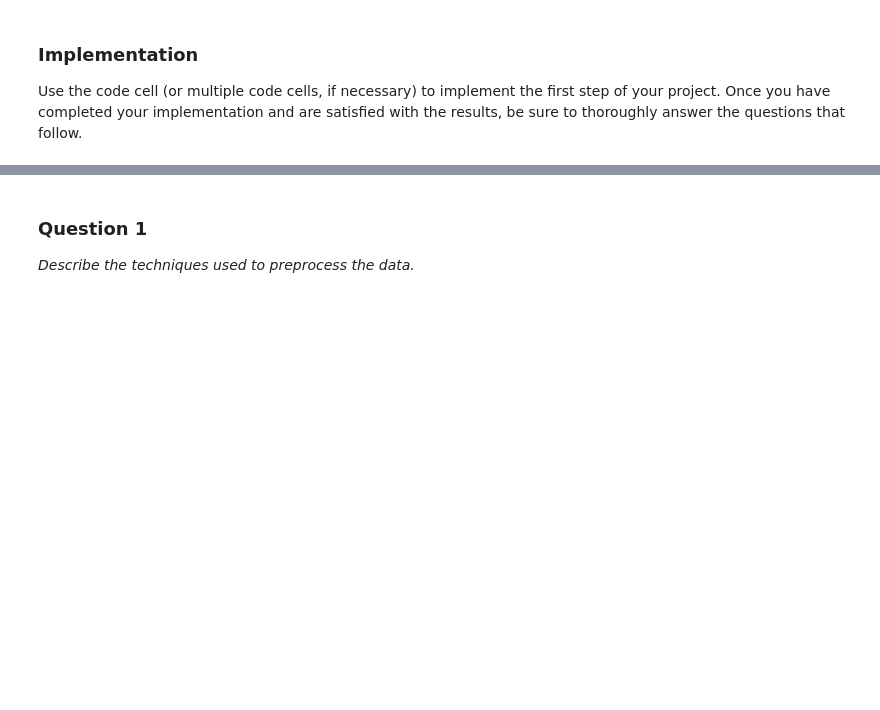
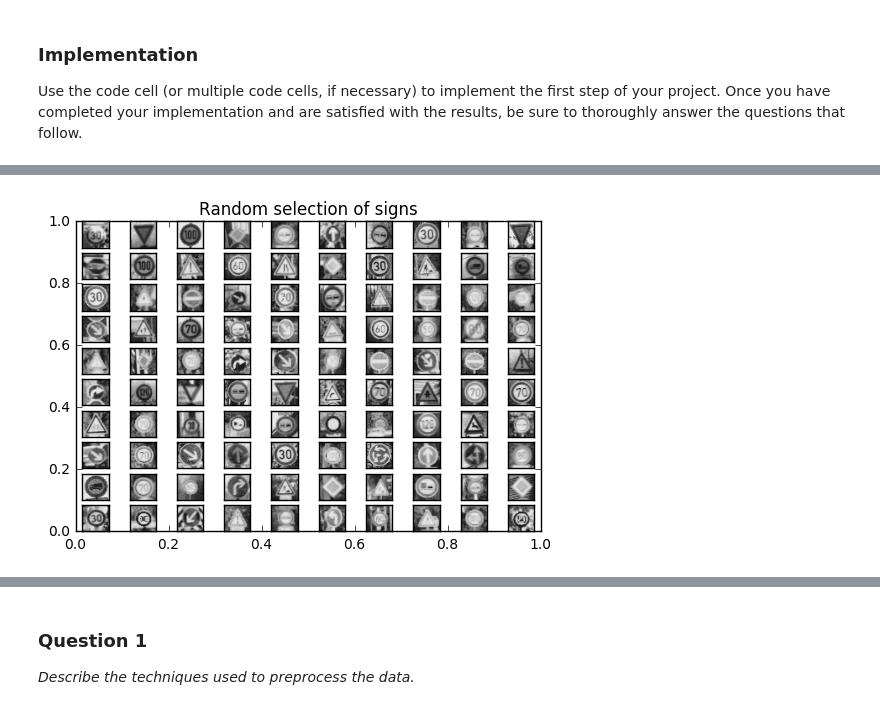
Before and after one commit to bdholt1/traffic-signs, a Jupyter notebook: Traffic_Signs_Recognition.ipynb, the cells around one changed output, grey strips where cells are left out. Saved outputs shown, nothing was run; the diff lists cells and outputs as text; code cells hidden in the pictures; blank space fills up the shorter version.

Commit message:
Completed traffic sign project

```diff
--- a/Traffic_Signs_Recognition.ipynb
+++ b/Traffic_Signs_Recognition.ipynb
@@ -137,18 +144,70 @@ Here is an example of a [published baseline model on this problem](http://yann.l
 ### Implementation
 
 Use the code cell (or multiple code cells, if necessary) to implement the first step of your project. Once you have completed your implementation and are satisfied with the results, be sure to thoroughly answer the questions that follow.
-# %%
-### Preprocess the data here.
-### Feel free to use as many code cells as needed.
-
-# Color is useful, but normalise RGB
-X_train_normalised =
-
-
-# One-hot-encode the labels
-from sklearn import preprocessing
-lb = preprocessing.LabelBinarizer()
-lb.fit(y_train)
-y_train_onehot = lb.transform(y_train)
-lb.fit(y_test)
-y_test_onehot = lb.transform(y_test)
+# %%
+### Preprocess the data here.
+### Feel free to use as many code cells as needed.
+
+def normalize_minmax(X):
+    # Min-Max scaling for image data
+    a = 0.1
+    b = 0.9
+    image_max = 255
+    image_min = 0
+    return a + (X - image_min) * (b - a) / (image_max - image_min)
+
+def image_histogram_equalization(image, number_bins=256):
+    # from http://stackoverflow.com/questions/28518684/histogram-equalization-of-grayscale-images-with-numpy
+    # from http://www.janeriksolem.net/2009/06/histogram-equalization-with-python-and.html
+
+    # get image histogram
+    image_histogram, bins = np.histogram(image.flatten(), number_bins, normed=True)
+    cdf = image_histogram.cumsum() # cumulative distribution function
+    cdf = 255 * cdf / cdf[-1] # normalize
+
+    # use linear interpolation of cdf to find new pixel values
+    image_equalized = np.interp(image.flatten(), bins[:-1], cdf)
+
+    return image_equalized.reshape(image.shape)
+
+def RGB2GREY(X):
+    # https://en.wikipedia.org/wiki/YUV
+    #conversion = np.array([[0.299, 0.587, 0.114],
+    #                       [-0.14713, -0.28886, 0.436],
+    #                       [0.615, -0.51499, -0.10001]])
+
+    new_X = []
+    for image in X:
+        grey = np.dot(image[...,:3], [[0.299], [0.587], [0.114]])
+        grey = grey - np.mean(grey) + 128 # global illumination normalisation by subtracting the mean and centering on 128
+        equalized = image_histogram_equalization(grey)
+        new_X.append(normalize_minmax(equalized))
+    return np.array(new_X)
+
+
+def onehot_encode(y_train, y_test):
+    # One-hot-encode the labels
+    from sklearn import preprocessing
+    encoder = preprocessing.LabelBinarizer()
+    encoder.fit(y_train)
+    print("One hot encoder has ", encoder.classes_, " classes")
+    y_train_onehot = encoder.transform(y_train)
+    y_test_onehot = encoder.transform(y_test)
+
+    # Change to float32, so it can be multiplied against the features in TensorFlow, which are float32
+    y_train_onehot = y_train_onehot.astype(np.float32)
+    y_test_onehot = y_test_onehot.astype(np.float32)
+
+    return y_train_onehot, y_test_onehot
+
+X_train_grey = RGB2GREY(X_train)
+print("X_train_grey shape", X_train_grey.shape)
+X_test_grey = RGB2GREY(X_test)
+
+y_train_onehot, y_test_onehot = onehot_encode(y_train, y_test)
+
+signs = random.sample(list(X_train_grey * 256.), 100)
+plot_images(signs, grey=True)
+
+print("Data preprocessing complete")
+# %% [output]
@@ -154,0 +217 @@ y_test_onehot = lb.transform(y_test)
+[figure, added]
```
Also changed, not shown: parts of 35 cells of this notebook.
